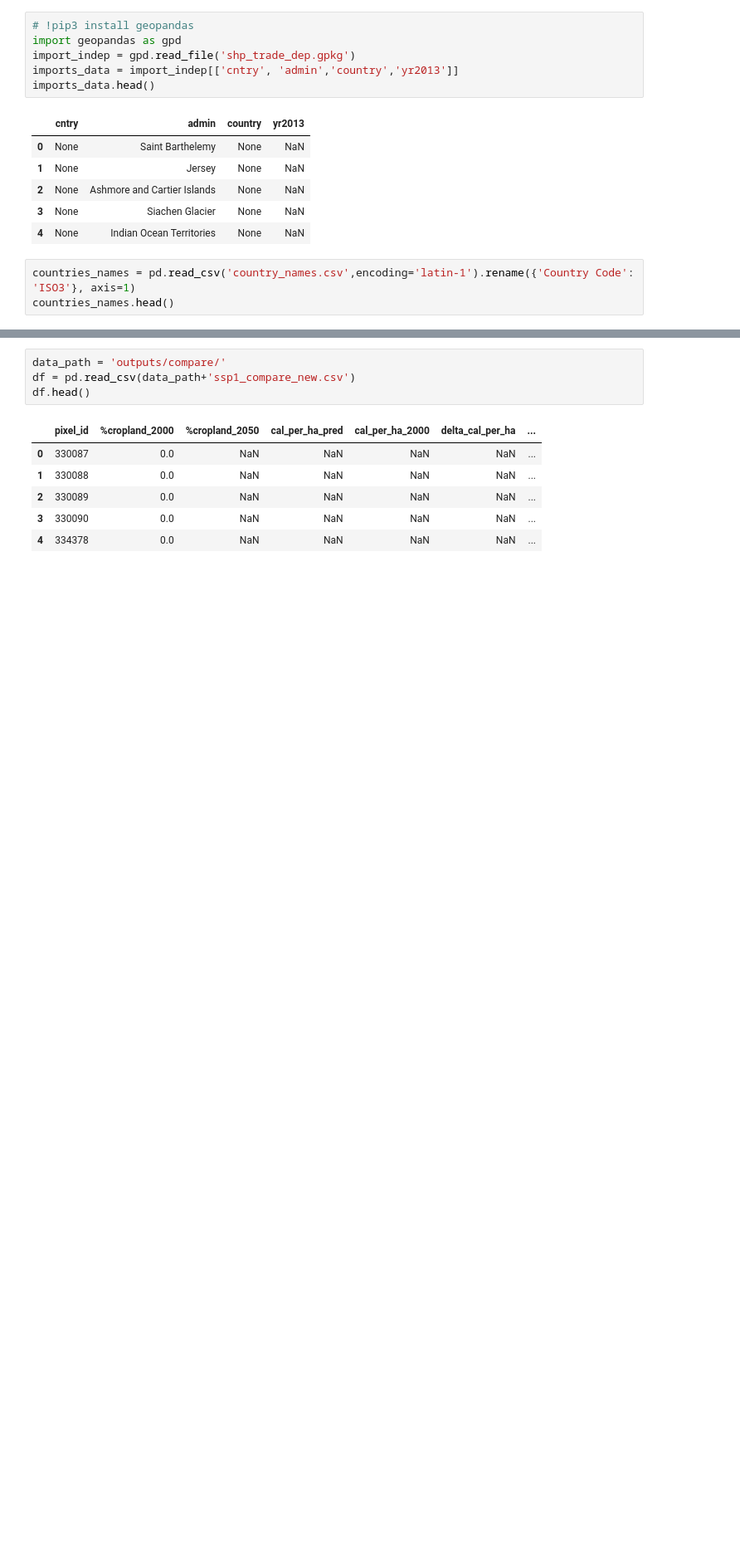
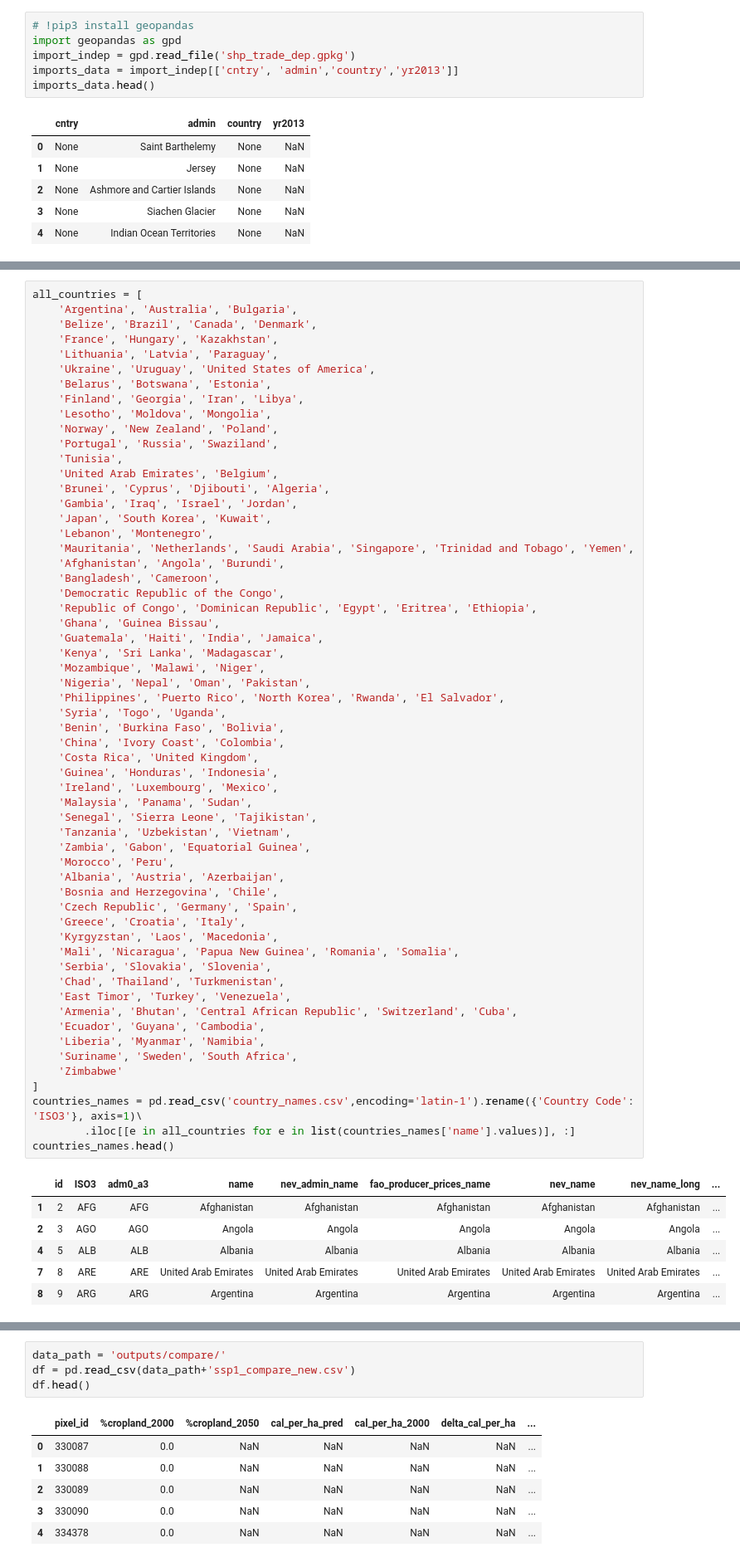
Before and after one commit to charlottegiseleweil/future-food-sufficiency, a Jupyter notebook: sufficiencies/SA_MC_caloric_sufficiency.ipynb, the cells around one changed output, grey strips where cells are left out. Shown at 83% size. Saved outputs shown, nothing was run; the diff lists cells and outputs as text; blank space fills up the shorter version.

```diff
--- a/sufficiencies/SA_MC_caloric_sufficiency.ipynb
+++ b/sufficiencies/SA_MC_caloric_sufficiency.ipynb
@@ -19,6 +19,3 @@ imports_data.head()
 | 2 | None | Ashmore and Cartier Islands | None | NaN |
 | 3 | None | Siachen Glacier | None | NaN |
 | 4 | None | Indian Ocean Territories | None | NaN |
-# %%
-countries_names = pd.read_csv('country_names.csv',encoding='latin-1').rename({'Country Code': 'ISO3'}, axis=1)
-countries_names.head()
@@ -32,0 +22,65 @@ countries_names.head()
+# %%
+all_countries = [
+    'Argentina', 'Australia', 'Bulgaria',
+    'Belize', 'Brazil', 'Canada', 'Denmark',
+    'France', 'Hungary', 'Kazakhstan',
+    'Lithuania', 'Latvia', 'Paraguay',
+    'Ukraine', 'Uruguay', 'United States of America',
+    'Belarus', 'Botswana', 'Estonia',
+    'Finland', 'Georgia', 'Iran', 'Libya',
+    'Lesotho', 'Moldova', 'Mongolia',
+    'Norway', 'New Zealand', 'Poland',
+    'Portugal', 'Russia', 'Swaziland',
+    'Tunisia',
+    'United Arab Emirates', 'Belgium',
+    'Brunei', 'Cyprus', 'Djibouti', 'Algeria',
+    'Gambia', 'Iraq', 'Israel', 'Jordan',
+    'Japan', 'South Korea', 'Kuwait',
+    'Lebanon', 'Montenegro',
+    'Mauritania', 'Netherlands', 'Saudi Arabia', 'Singapore', 'Trinidad and Tobago', 'Yemen',
+    'Afghanistan', 'Angola', 'Burundi',
+    'Bangladesh', 'Cameroon',
+    'Democratic Republic of the Congo',
+    'Republic of Congo', 'Dominican Republic', 'Egypt', 'Eritrea', 'Ethiopia',
+    'Ghana', 'Guinea Bissau',
+    'Guatemala', 'Haiti', 'India', 'Jamaica',
+    'Kenya', 'Sri Lanka', 'Madagascar',
+    'Mozambique', 'Malawi', 'Niger',
+    'Nigeria', 'Nepal', 'Oman', 'Pakistan',
+    'Philippines', 'Puerto Rico', 'North Korea', 'Rwanda', 'El Salvador',
+    'Syria', 'Togo', 'Uganda',
+    'Benin', 'Burkina Faso', 'Bolivia',
+    'China', 'Ivory Coast', 'Colombia',
+    'Costa Rica', 'United Kingdom',
+    'Guinea', 'Honduras', 'Indonesia',
+    'Ireland', 'Luxembourg', 'Mexico',
+    'Malaysia', 'Panama', 'Sudan',
+    'Senegal', 'Sierra Leone', 'Tajikistan',
+    'Tanzania', 'Uzbekistan', 'Vietnam',
+    'Zambia', 'Gabon', 'Equatorial Guinea',
+    'Morocco', 'Peru',
+    'Albania', 'Austria', 'Azerbaijan',
+    'Bosnia and Herzegovina', 'Chile',
+    'Czech Republic', 'Germany', 'Spain',
+    'Greece', 'Croatia', 'Italy',
+    'Kyrgyzstan', 'Laos', 'Macedonia',
+    'Mali', 'Nicaragua', 'Papua New Guinea', 'Romania', 'Somalia',
+    'Serbia', 'Slovakia', 'Slovenia',
+    'Chad', 'Thailand', 'Turkmenistan',
+    'East Timor', 'Turkey', 'Venezuela',
+    'Armenia', 'Bhutan', 'Central African Republic', 'Switzerland', 'Cuba',
+    'Ecuador', 'Guyana', 'Cambodia',
+    'Liberia', 'Myanmar', 'Namibia',
+    'Suriname', 'Sweden', 'South Africa',
+    'Zimbabwe'
+]
+countries_names = pd.read_csv('country_names.csv',encoding='latin-1').rename({'Country Code': 'ISO3'}, axis=1)\
+        .iloc[[e in all_countries for e in list(countries_names['name'].values)], :]
+countries_names.head()
+# %% [output]
+|  | id | ISO3 | adm0_a3 | name | nev_admin_name | fao_producer_prices_name | nev_name | nev_name_long | ... |
+| 1 | 2 | AFG | AFG | Afghanistan | Afghanistan | Afghanistan | Afghanistan | Afghanistan | ... |
+| 2 | 3 | AGO | AGO | Angola | Angola | Angola | Angola | Angola | ... |
+| 4 | 5 | ALB | ALB | Albania | Albania | Albania | Albania | Albania | ... |
+| 7 | 8 | ARE | ARE | United Arab Emirates | United Arab Emirates | United Arab Emirates | United Arab Emirates | United Arab Emirates | ... |
+| 8 | 9 | ARG | ARG | Argentina | Argentina | Argentina | Argentina | Argentina | ... |
```
Also changed, not shown: parts of 7 cells of this notebook.
